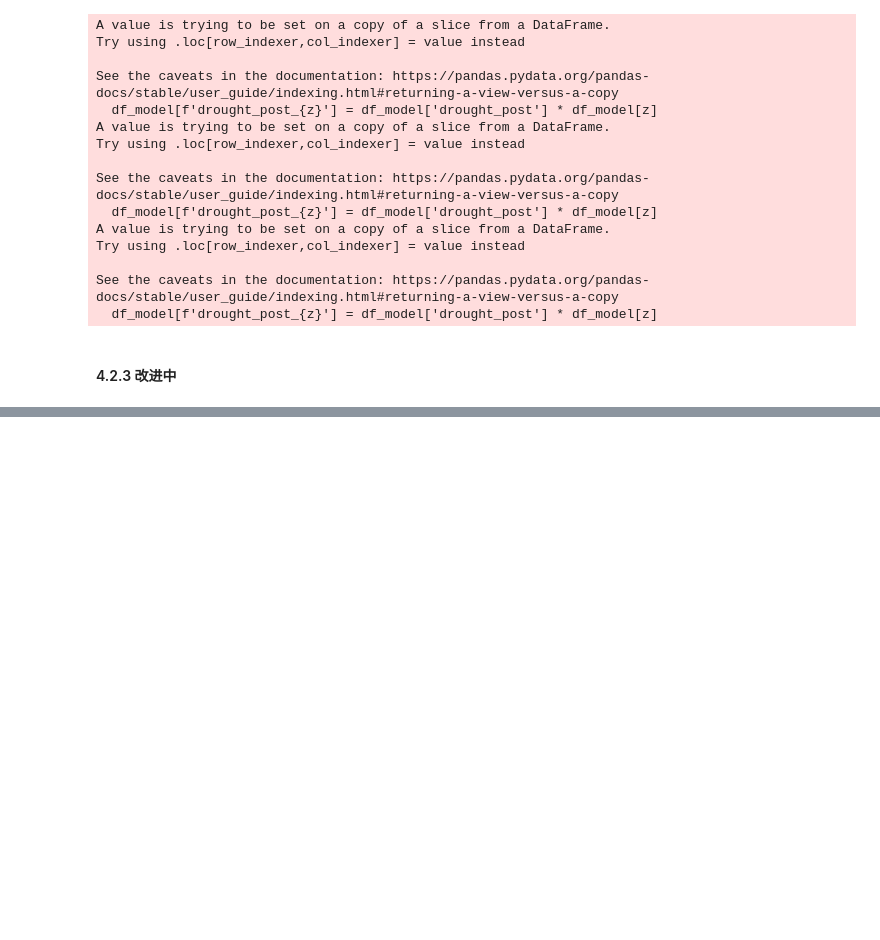
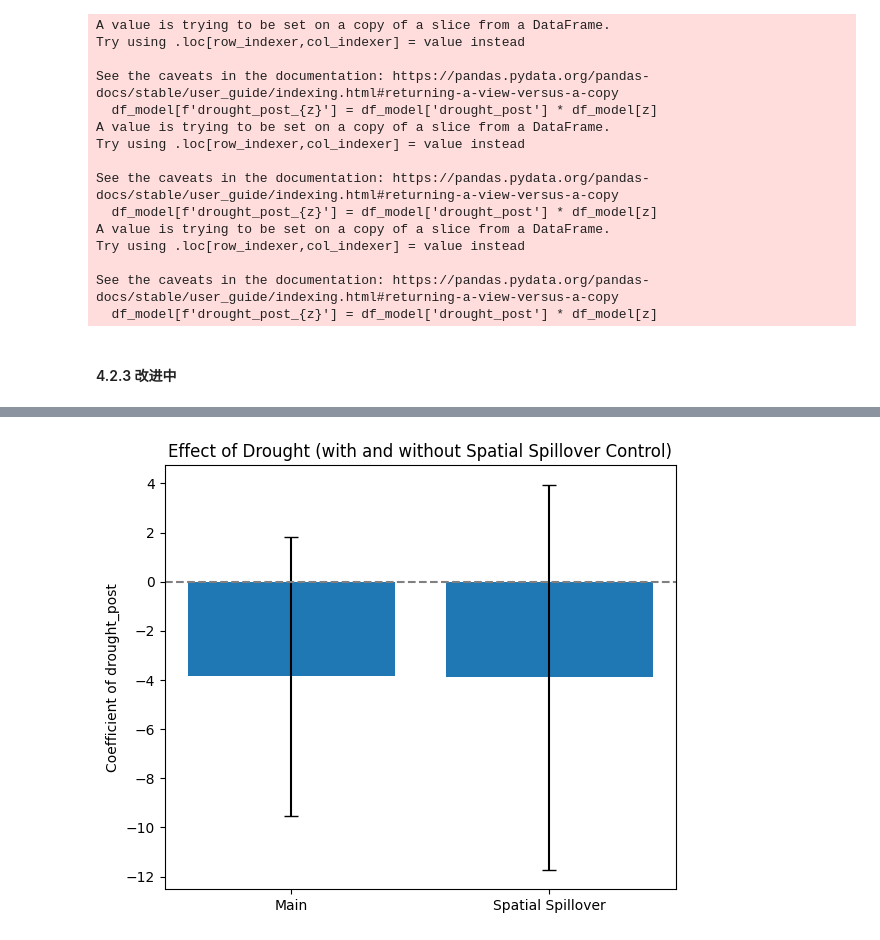
Before and after one commit to ixxiiris/CASA_Dissertation, a Jupyter notebook: DiD/did_event.ipynb, the cells around one changed output, grey strips where cells are left out. Cells and saved outputs as stored; diff of their text form; code cells hidden in the pictures; blank space fills up the shorter version.

```diff
--- a/DiD/did_event.ipynb
+++ b/DiD/did_event.ipynb
@@ -523,0 +1131,21 @@ See the caveats in the documentation: https://pandas.pydata.org/pandas-docs/stab
+# %%
+import matplotlib.pyplot as plt
+import pandas as pd
+
+# 模型结果（替换为你的真实估计结果）
+results_df = pd.DataFrame({
+    'Model': ['Main', 'Spatial Spillover'],
+    'Coef': [-3.85, -3.89],  # 替换为你两个模型中的 drought_post 系数
+    'StdErr': [2.90, 4.00]   # 替换为对应标准误
+})
+
+# 绘图
+plt.figure(figsize=(6, 5))
+plt.bar(results_df['Model'], results_df['Coef'], yerr=1.96 * results_df['StdErr'], capsize=5)
+plt.axhline(0, color='gray', linestyle='--')
+plt.ylabel('Coefficient of drought_post')
+plt.title('Effect of Drought (with and without Spatial Spillover Control)')
+plt.tight_layout()
+plt.show()
+# %% [output]
+[figure, added]
```
Also changed, not shown: parts of 30 cells of this notebook.
